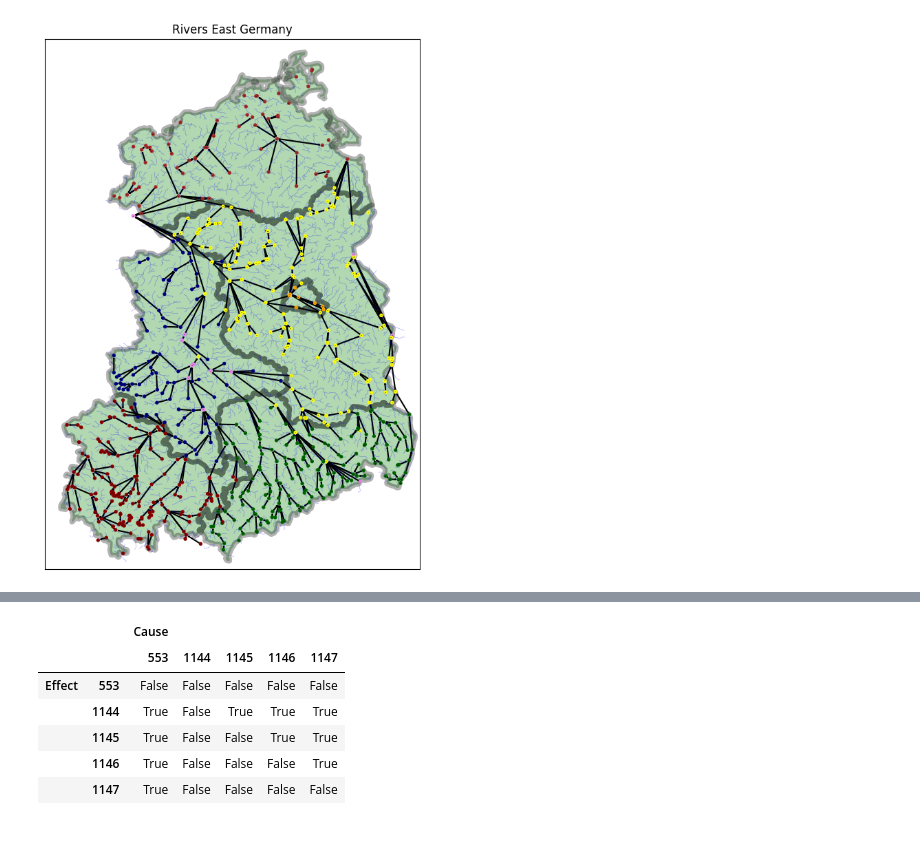
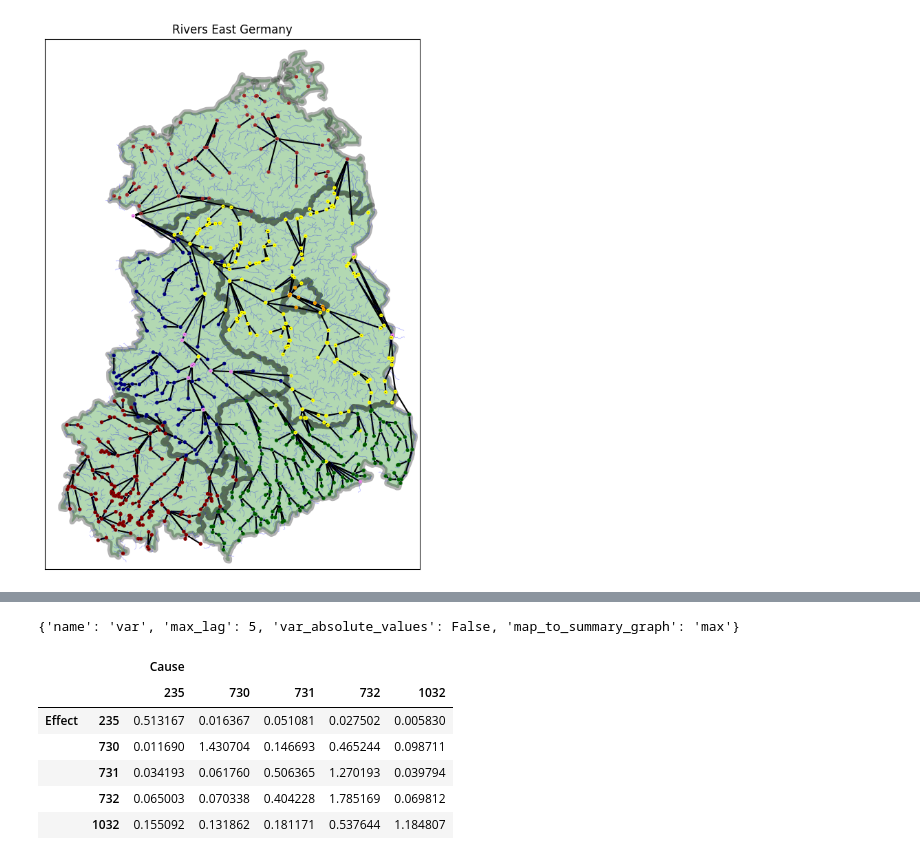
Before and after one commit to floatinglittlerocks/causalrivers, a Jupyter notebook: 2_tutorial_benchmarking.ipynb, the cells around one changed output, grey strips where cells are left out. Drawn from its saved outputs; the diff is of its cells as text; code cells hidden in the pictures.

```diff
--- a/2_tutorial_benchmarking.ipynb
+++ b/2_tutorial_benchmarking.ipynb
@@ -66,5 +45,0 @@ data = pd.read_csv("../datasets/compose_for_wasim/0_data.csv",index_col=0)
-# %%
-# Load the raw ts data and the labels for a specific sample:
-ds  =pickle.load(open("../" + cfg.sample_path + "random_5" + "/test.p", "rb"))
-example = ds[0]
-data = load_sample(p= "../" + cfg.data_path, which= example)
@@ -72,0 +46,6 @@ data = load_sample(p= "../" + cfg.data_path, which= example)
+# %%
+# Lets load a single subgraph set
+labels = pickle.load(open("datasets/random_5/east.p", "rb"))
+example = labels[23]
+# load the data of the single sample
+data = load_sample(p="product/rivers_ts_east_germany.csv" , which= example)
@@ -103,0 +100,10 @@ simple_sample_display(sample_data)
+# %%
+sample_data = preprocess_data(
+    data,
+    resolution="12h",
+    interpolate=True,
+    normalize=True,
+    remove_trailing_nans_early=False
+)
+#quick sample display
+simple_sample_display(sample_data)
@@ -104,11 +112,20 @@ simple_sample_display(sample_data)
+# %%
+# load default params. They can be changed however you want.
+with initialize(version_base=None, config_path="config/method"):
+    cfg = compose(config_name='var.yaml')
+    print(cfg)
+cfg.max_lag = 2
+# %% [output]
+{'name': 'var', 'max_lag': 5, 'var_absolute_values': False, 'map_to_summary_graph': 'max'}
 # %%
-res = cross_correlation_for_causal_discovery(sample_data,cfg.method_hps, human_readable=True)
+
+res = var_baseline(sample_data,cfg, human_readable=True)
 res
 # %% [output]
 |  |  | Cause |  |  |  |  |
-|  |  | 553 | 1144 | 1145 | 1146 | 1147 |
-| Effect | 553 | False | False | False | False | False |
-|  | 1144 | True | False | True | True | True |
-|  | 1145 | True | False | False | True | True |
-|  | 1146 | True | False | False | False | True |
-|  | 1147 | True | False | False | False | False |
+|  |  | 235 | 730 | 731 | 732 | 1032 |
+| Effect | 235 | 0.513167 | 0.016367 | 0.051081 | 0.027502 | 0.005830 |
+|  | 730 | 0.011690 | 1.430704 | 0.146693 | 0.465244 | 0.098711 |
+|  | 731 | 0.034193 | 0.061760 | 0.506365 | 1.270193 | 0.039794 |
+|  | 732 | 0.065003 | 0.070338 | 0.404228 | 1.785169 | 0.069812 |
+|  | 1032 | 0.155092 | 0.131862 | 0.181171 | 0.537644 | 1.184807 |
```
Also changed, not shown: parts of 33 cells of this notebook, 10 other files.
